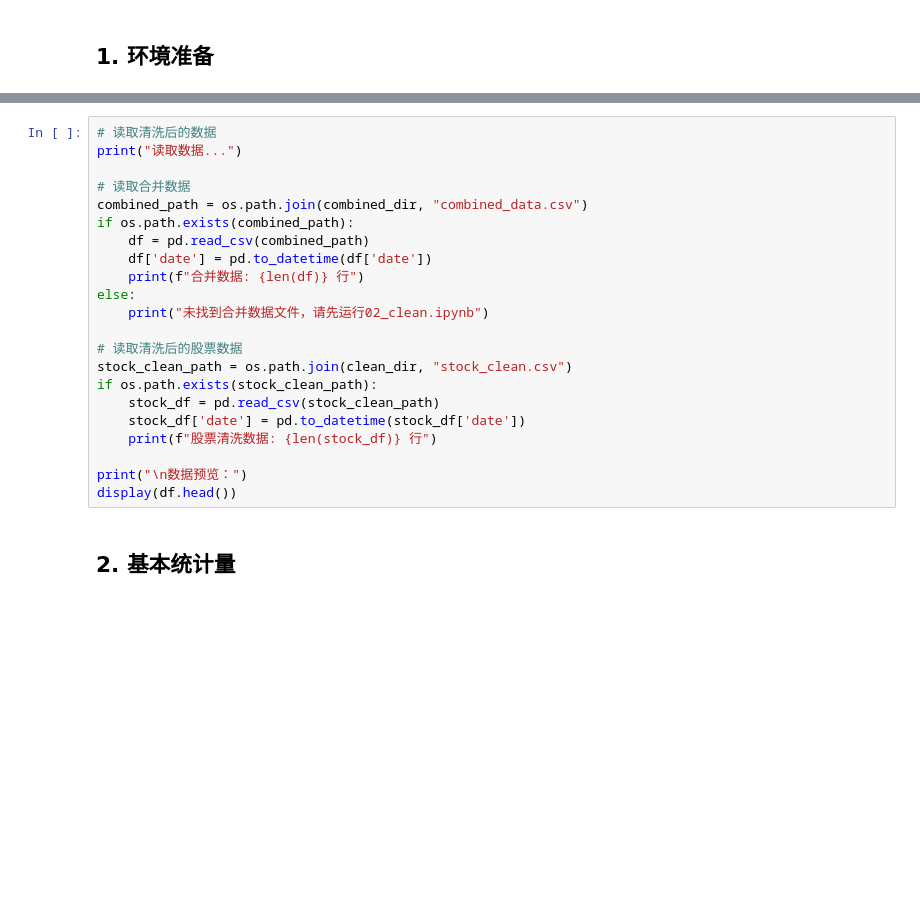
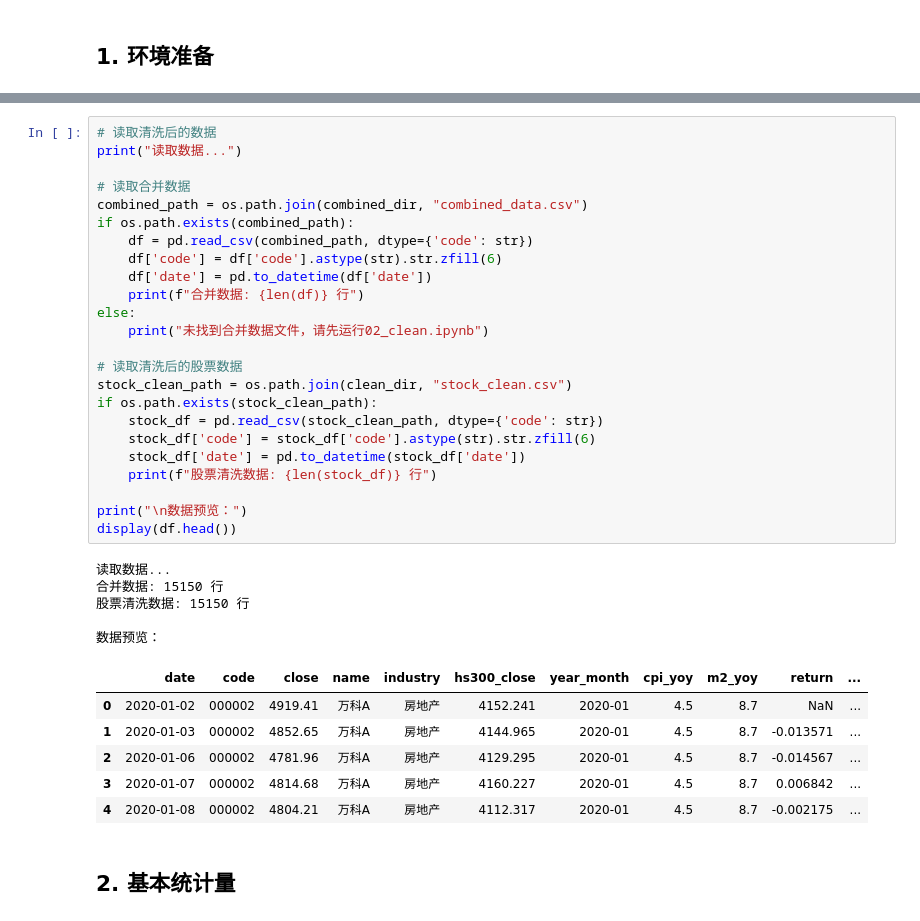
Before and after one commit to 1197325514-cyber/dshw-p02, a Jupyter notebook: 03_analysis.ipynb, the cells around one changed output, grey strips where cells are left out. Cells and saved outputs as stored; diff of their text form; blank space fills up the shorter version.

```diff
--- a/03_analysis.ipynb
+++ b/03_analysis.ipynb
@@ -61,25 +104,39 @@ print("环境准备完成！")
 # %%
 # 读取清洗后的数据
 print("读取数据...")
 
 # 读取合并数据
 combined_path = os.path.join(combined_dir, "combined_data.csv")
 if os.path.exists(combined_path):
-    df = pd.read_csv(combined_path)
+    df = pd.read_csv(combined_path, dtype={'code': str})
+    df['code'] = df['code'].astype(str).str.zfill(6)
     df['date'] = pd.to_datetime(df['date'])
     print(f"合并数据: {len(df)} 行")
 else:
     print("未找到合并数据文件，请先运行02_clean.ipynb")
 
 # 读取清洗后的股票数据
 stock_clean_path = os.path.join(clean_dir, "stock_clean.csv")
 if os.path.exists(stock_clean_path):
-    stock_df = pd.read_csv(stock_clean_path)
+    stock_df = pd.read_csv(stock_clean_path, dtype={'code': str})
+    stock_df['code'] = stock_df['code'].astype(str).str.zfill(6)
     stock_df['date'] = pd.to_datetime(stock_df['date'])
     print(f"股票清洗数据: {len(stock_df)} 行")
 
 print("\n数据预览：")
 display(df.head())
+# %% [output]
+读取数据...
+合并数据: 15150 行
+股票清洗数据: 15150 行
+
+数据预览：
+|  | date | code | close | name | industry | hs300_close | year_month | cpi_yoy | m2_yoy | return | ... |
+| 0 | 2020-01-02 | 000002 | 4919.41 | 万科A | 房地产 | 4152.241 | 2020-01 | 4.5 | 8.7 | NaN | ... |
+| 1 | 2020-01-03 | 000002 | 4852.65 | 万科A | 房地产 | 4144.965 | 2020-01 | 4.5 | 8.7 | -0.013571 | ... |
+| 2 | 2020-01-06 | 000002 | 4781.96 | 万科A | 房地产 | 4129.295 | 2020-01 | 4.5 | 8.7 | -0.014567 | ... |
+| 3 | 2020-01-07 | 000002 | 4814.68 | 万科A | 房地产 | 4160.227 | 2020-01 | 4.5 | 8.7 | 0.006842 | ... |
+| 4 | 2020-01-08 | 000002 | 4804.21 | 万科A | 房地产 | 4112.317 | 2020-01 | 4.5 | 8.7 | -0.002175 | ... |
 # %% [markdown]
 ## 2. 基本统计量
 # %%
```
Also changed, not shown: parts of 18 cells of this notebook, 38 other files.
